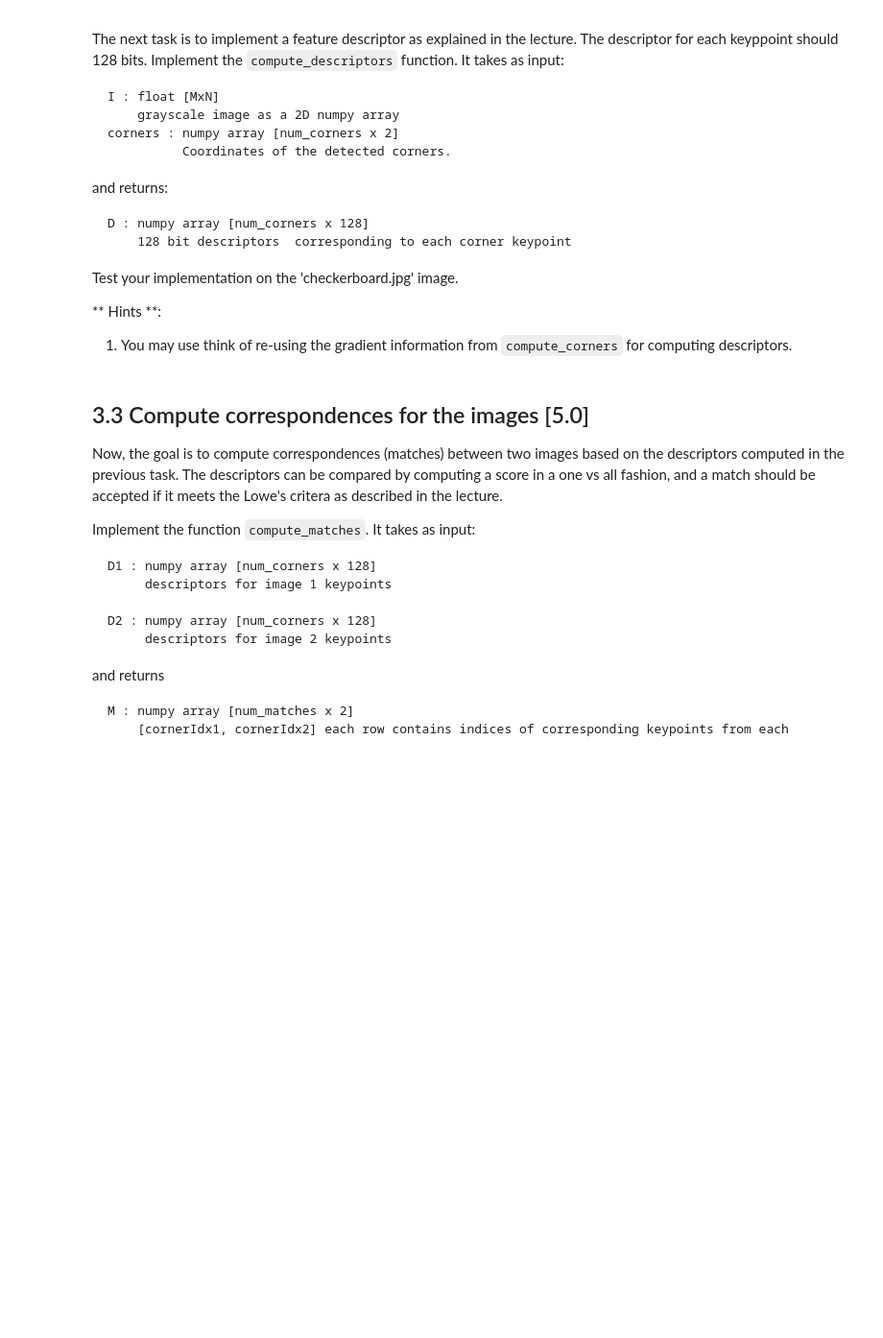
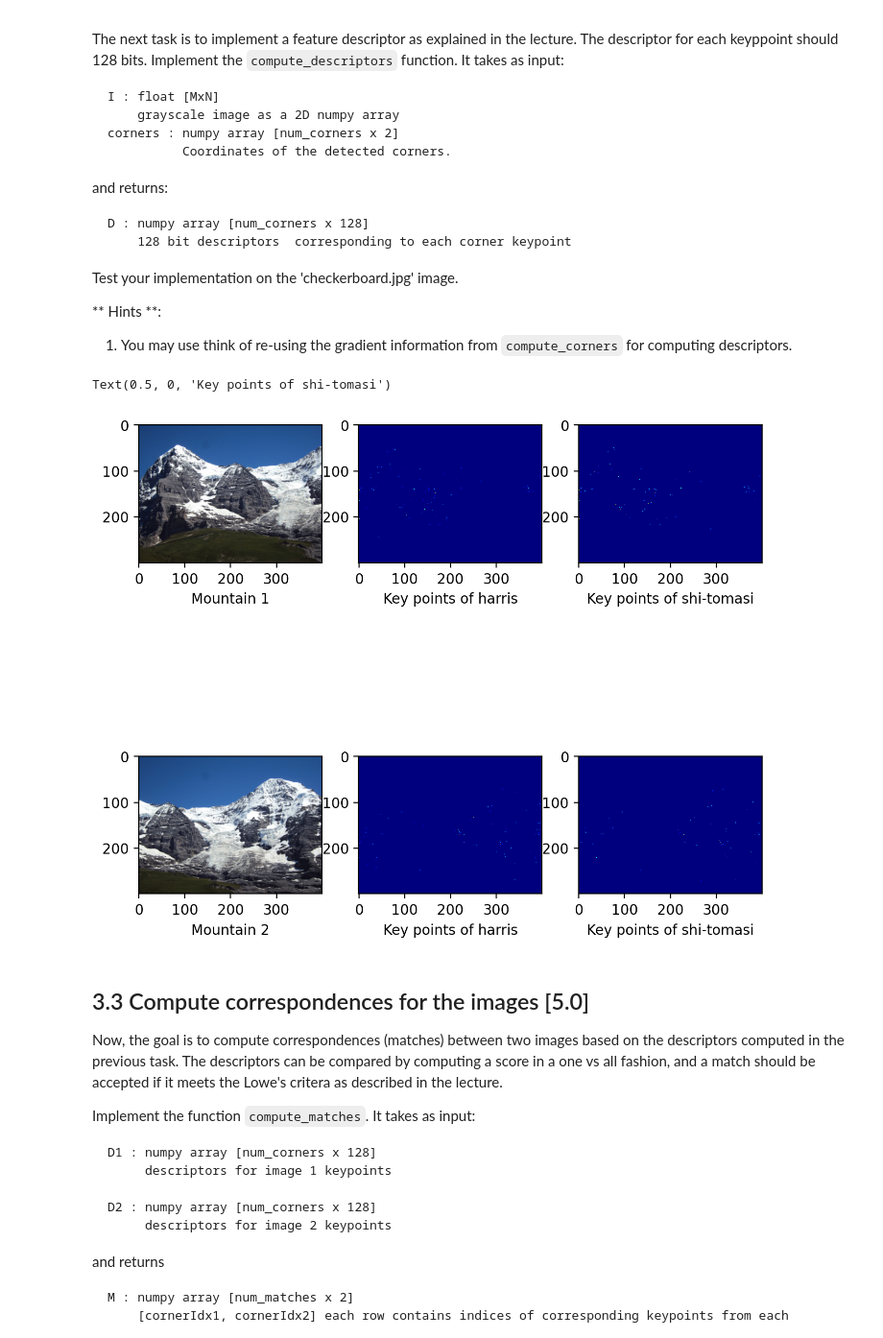
Before and after one commit to Nacriema/Stachnisslab-all-excercises, a Jupyter notebook: pcv-online-exercises/pcv-exs/pcv-online-ex04-visual-features-ransac/ex3_Huy.ipynb, the cells around one changed output. Shown at 96% size. Cells and saved outputs as stored; diff of their text form; code cells hidden in the pictures; blank space fills up the shorter version.

```diff
--- a/pcv-online-exercises/pcv-exs/pcv-online-ex04-visual-features-ransac/ex3_Huy.ipynb
+++ b/pcv-online-exercises/pcv-exs/pcv-online-ex04-visual-features-ransac/ex3_Huy.ipynb
@@ -43,7 +43,7 @@ I_checkerboard = imageio.imread('checkerboard.png')
 # I_checkerboard = rgb2gray(I_checkerboard)
 
 # Compute corners and visualize them on top of the image
-T_harris = 0.8  # TODO:  Choose a suitable threshold
+T_harris = 0.3  # TODO:  Choose a suitable threshold
 T_shi_tomasi = 0.6 # TODO:  Choose a suitable threshold
 corners_harris, _ = ex.compute_corners(I_checkerboard, 'harris', T_harris)
 corners_shi_tomasi, _ = ex.compute_corners(I_checkerboard, 'shi-tomasi', T_shi_tomasi)
@@ -82,21 +82,21 @@ Test your implementation on the 'checkerboard.jpg' image.
 
 1. You may use think of re-using the gradient information from ``compute_corners`` for computing descriptors.
 # %%
-# read images and transform them to grayscale
-I1 = imageio.imread('mountain_1.jpg')
+# Read images and transform them to grayscale
+I1 = imageio.imread('1.JPG')
 I1_gray = cv2.cvtColor(I1, cv2.COLOR_RGB2GRAY)
 
-I2 = imageio.imread('mountain_2.jpg')
+I2 = imageio.imread('2.JPG')
 I2_gray = cv2.cvtColor(I2, cv2.COLOR_RGB2GRAY)
 
-# compute corner keypoints
-C1_harris =  ex.compute_corners(I1_gray, 'harris', T_harris)
-C2_harris =  ex.compute_corners(I2_gray, 'harris', T_harris)
+# Compute corner keypoints
+C1_harris, C1_harris_key =  ex.compute_corners(I1_gray, 'harris', T_harris)
+C2_harris, C2_harris_key =  ex.compute_corners(I2_gray, 'harris', T_harris)
 
-C1_shi_tomasi =  ex.compute_corners(I1_gray, 'shi-tomasi', T_harris)
-C2_shi_tomasi =  ex.compute_corners(I2_gray, 'shi-tomasi', T_harris)
+C1_shi_tomasi, C1_shi_tomasi_key =  ex.compute_corners(I1_gray, 'shi-tomasi', T_shi_tomasi)
+C2_shi_tomasi, C2_shi_tomasi_key =  ex.compute_corners(I2_gray, 'shi-tomasi', T_shi_tomasi)
 
-# compute the descriptor for the two images
+# Compute the descriptor for the two images
 D1_harris = ex.compute_descriptors(I1_gray, C1_harris)
 D2_harris = ex.compute_descriptors(I2_gray, C2_harris)
 
@@ -106,6 +106,36 @@ D2_shi_tomasi = ex.compute_descriptors(I2_gray, C2_shi_tomasi)
 C1 = np.array([[10, 10], [50, 50], [100, 100]])
 C2 = np.array([[10, 10], [50, 50], [100, 100]])
 M = np.array([[0,0],[1,1],[2,2]])
+# %%
+# Visualize
+fig = plt.figure(figsize=(8, 8), dpi=200)
+
+plt.subplot(2,3,1)
+plt.imshow(I1)
+plt.xlabel("Mountain 1")
+
+plt.subplot(2,3,2)
+plt.imshow(C1_harris_key, cmap='jet')
+plt.xlabel("Key points of harris")
+
+plt.subplot(2,3,3)
+plt.imshow(C1_shi_tomasi_key, cmap='jet')
+plt.xlabel("Key points of shi-tomasi")
+
+plt.subplot(2,3,4)
+plt.imshow(I2)
+plt.xlabel("Mountain 2")
+
+plt.subplot(2,3,5)
+plt.imshow(C2_harris_key, cmap='jet')
+plt.xlabel("Key points of harris")
+
+plt.subplot(2,3,6)
+plt.imshow(C2_shi_tomasi_key, cmap='jet')
+plt.xlabel("Key points of shi-tomasi")
+# %% [output]
+Text(0.5, 0, 'Key points of shi-tomasi')
+[figure, added]
 # %% [markdown]
 ## 3.3 Compute correspondences for the images [5.0]
 
```
